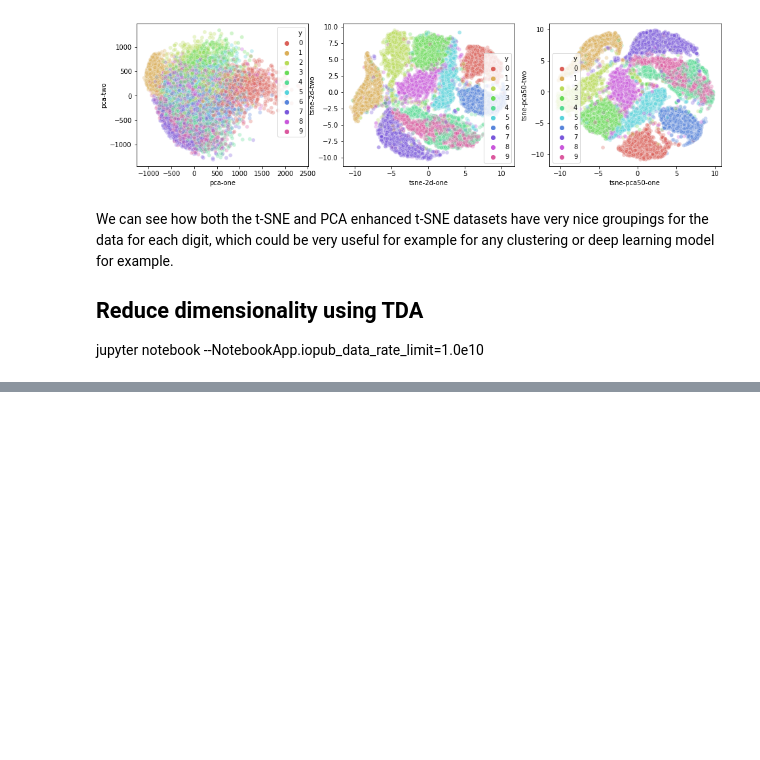
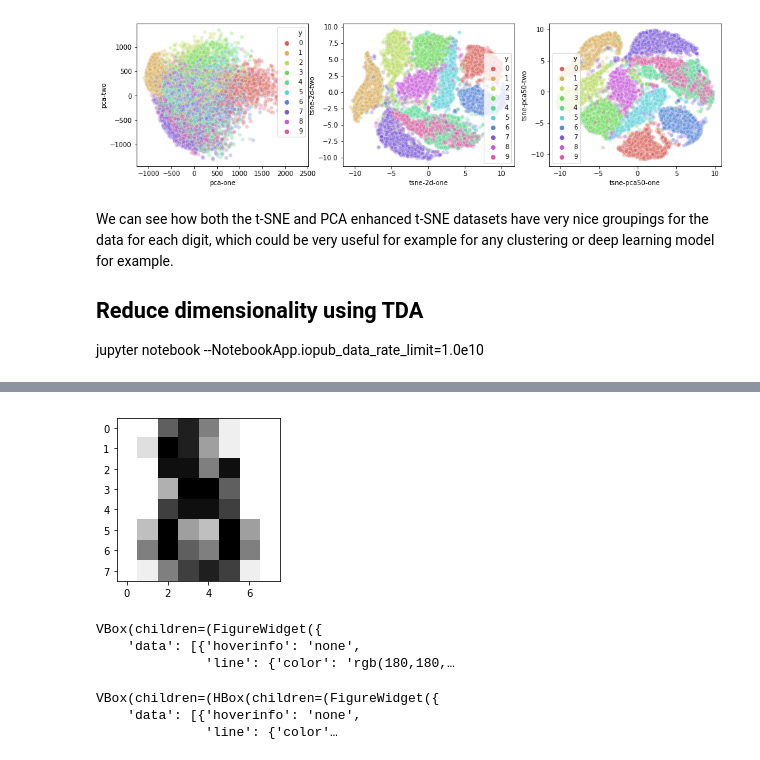
Before and after one commit to pranath/high_dim_data_vis, a Jupyter notebook: high_dim_data_vis.ipynb, the cells around one changed output, grey strips where cells are left out. Drawn from its saved outputs; the diff is of its cells as text; code cells hidden in the pictures; blank space fills up the shorter version.

```diff
--- a/high_dim_data_vis.ipynb
+++ b/high_dim_data_vis.ipynb
@@ -371,0 +316,25 @@ VBox(children=(HBox(children=(FigureWidget({
+# %%
+import numpy as np
+import sklearn
+from sklearn import datasets
+try:
+    import umap
+except ImportError:
+    print("This example requires the UMAP library. You can install it with the command `!pip install umap-learn`")
+import warnings
+warnings.filterwarnings("ignore")
+
+import kmapper as km
+from kmapper.plotlyviz import plotlyviz
+from kmapper.plotlyviz import *
+import plotly.graph_objs as go
+import ipywidgets as ipw
+
+data, labels = datasets.load_digits().data, datasets.load_digits().target
+#Load the digits dataset
+digits = datasets.load_digits()
+
+print(data.size)
+print(data[12].size)
+print(data[12])
+print(labels[12])
@@ -371,0 +349,7 @@ VBox(children=(HBox(children=(FigureWidget({
+# %%
+#Display the first digit
+plt.figure(1, figsize=(3, 3))
+plt.imshow(digits.images[-1], cmap=plt.cm.gray_r, interpolation='nearest')
+plt.show()
+# %% [output]
+[figure, added]
@@ -371,0 +370,37 @@ VBox(children=(HBox(children=(FigureWidget({
+# %%
+color_function = projected_data[:, 1]-projected_data[:, 1].min()
+plotlyviz(scomplex,
+          title='Mapper graph of digits dataset',
+          color_function=color_function,
+          color_function_name='Distance to y-min',
+          node_linecolor='rgb(100,100,100)',
+          bgcolor='rgb(240,240,240)',
+          width=620, height=620,
+          summary_height=350,
+          summary_left=10,
+          hist_left=25,
+          hist_right=10,
+          graph_data=True)
+# %% [output]
+VBox(children=(FigureWidget({
+    'data': [{'hoverinfo': 'none',
+              'line': {'color': 'rgb(180,180,…
+# %%
+color_function = projected_data[:, 1]-projected_data[:, 1].min()
+plotlyviz(scomplex,
+          title='Mapper graph of digits dataset',
+          color_function=color_function,
+          color_function_name='Distance to y-min',
+          node_linecolor='rgb(100,100,100)',
+          bgcolor='rgb(240,240,240)',
+          width=620, height=620,
+          summary_height=350,
+          summary_left=10,
+          hist_left=25,
+          hist_right=10,
+          member_textbox_width=500,
+          dashboard=True)
+# %% [output]
+VBox(children=(HBox(children=(FigureWidget({
+    'data': [{'hoverinfo': 'none',
+              'line': {'color'…
```
Also changed, not shown: parts of 9 cells of this notebook.
